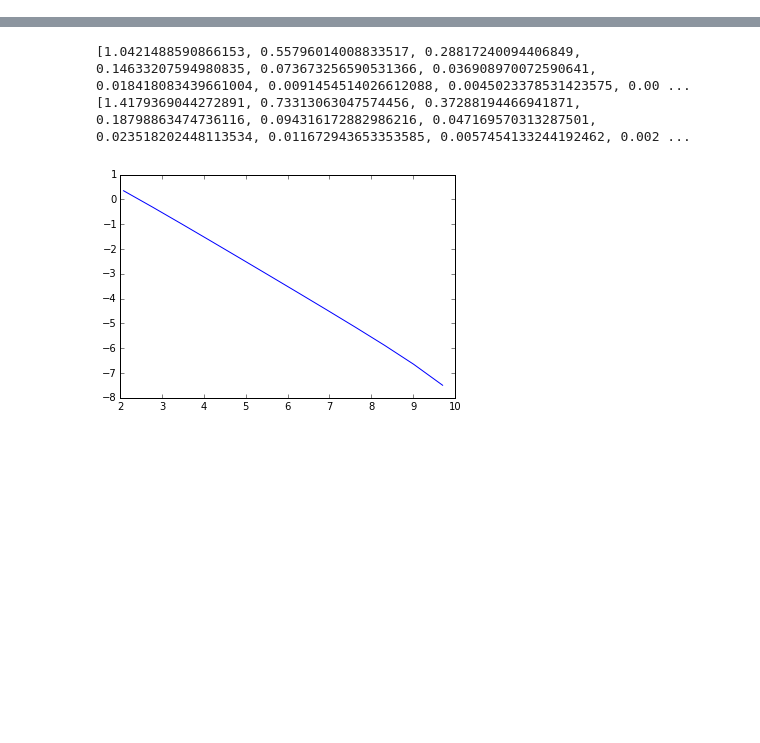
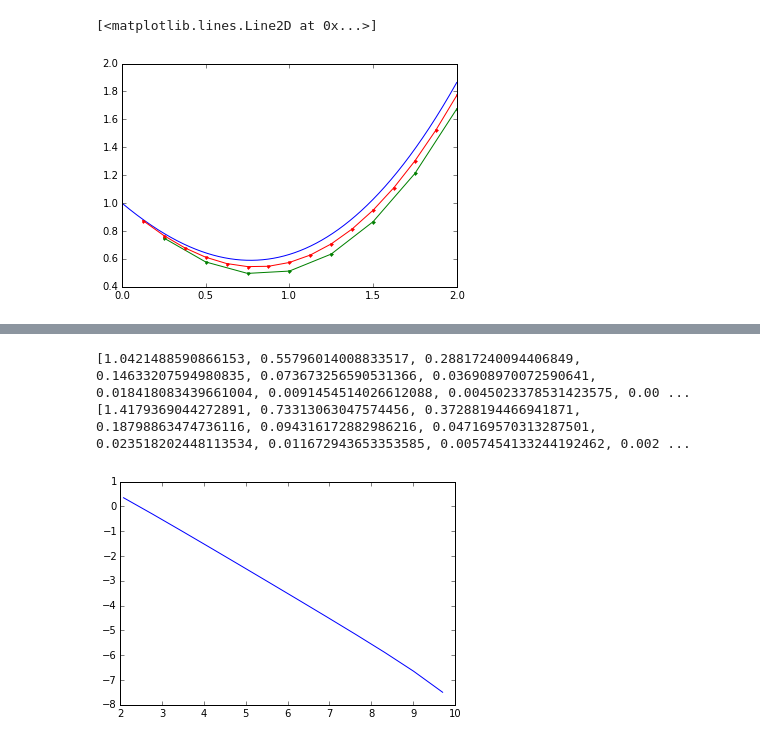
Before and after one commit to zedyang/Math-Notes, a Jupyter notebook: numerical methods for DEs/HW2.ipynb, the cells around one changed output, grey strips where cells are left out. Saved outputs shown, nothing was run; the diff lists cells and outputs as text; code cells hidden in the pictures; blank space fills up the shorter version.

```diff
--- a/numerical methods for DEs/HW2.ipynb
+++ b/numerical methods for DEs/HW2.ipynb
@@ -178,0 +221,11 @@ plt.plot(np.log(nks),np.log(t_elapsed))
+# %%
+t_path_ex, path_ex = explicit_euler_solve(test_cases[6], 2**16, 2/2**16, 1)
+t_path, path = explicit_euler_solve(test_cases[6], 2**3, 2/2**3, 1)
+t_path2, path2 = explicit_euler_solve(test_cases[6], 2**4, 2/2**4, 1)
+
+plt.plot(t_path_ex, path_ex)
+plt.plot(t_path, path, '.-')
+plt.plot(t_path2, path2, '.-')
+# %% [output]
+[<matplotlib.lines.Line2D at 0x...>]
+[figure, added]
```
Also changed, not shown: parts of 8 cells of this notebook.
